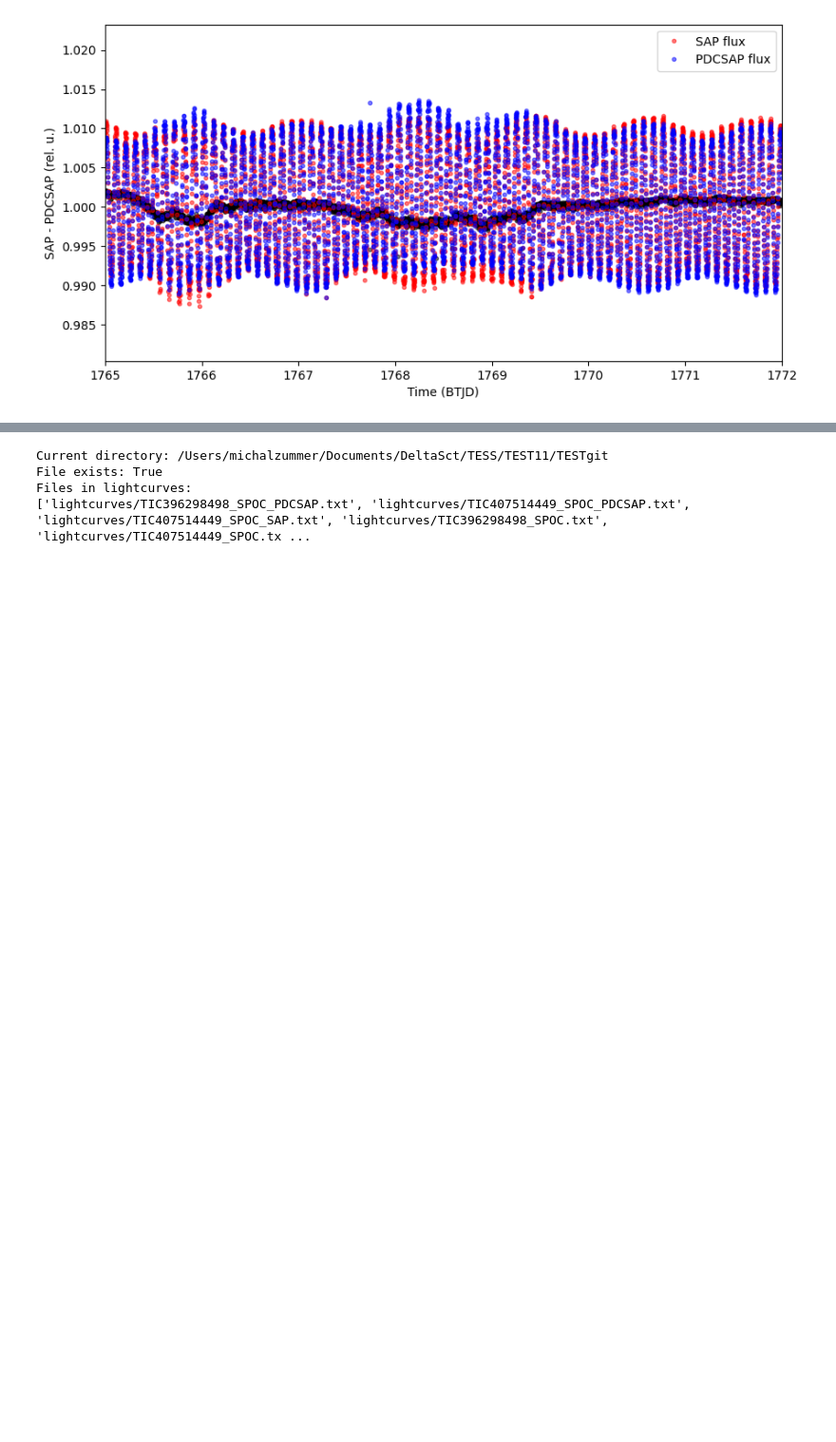
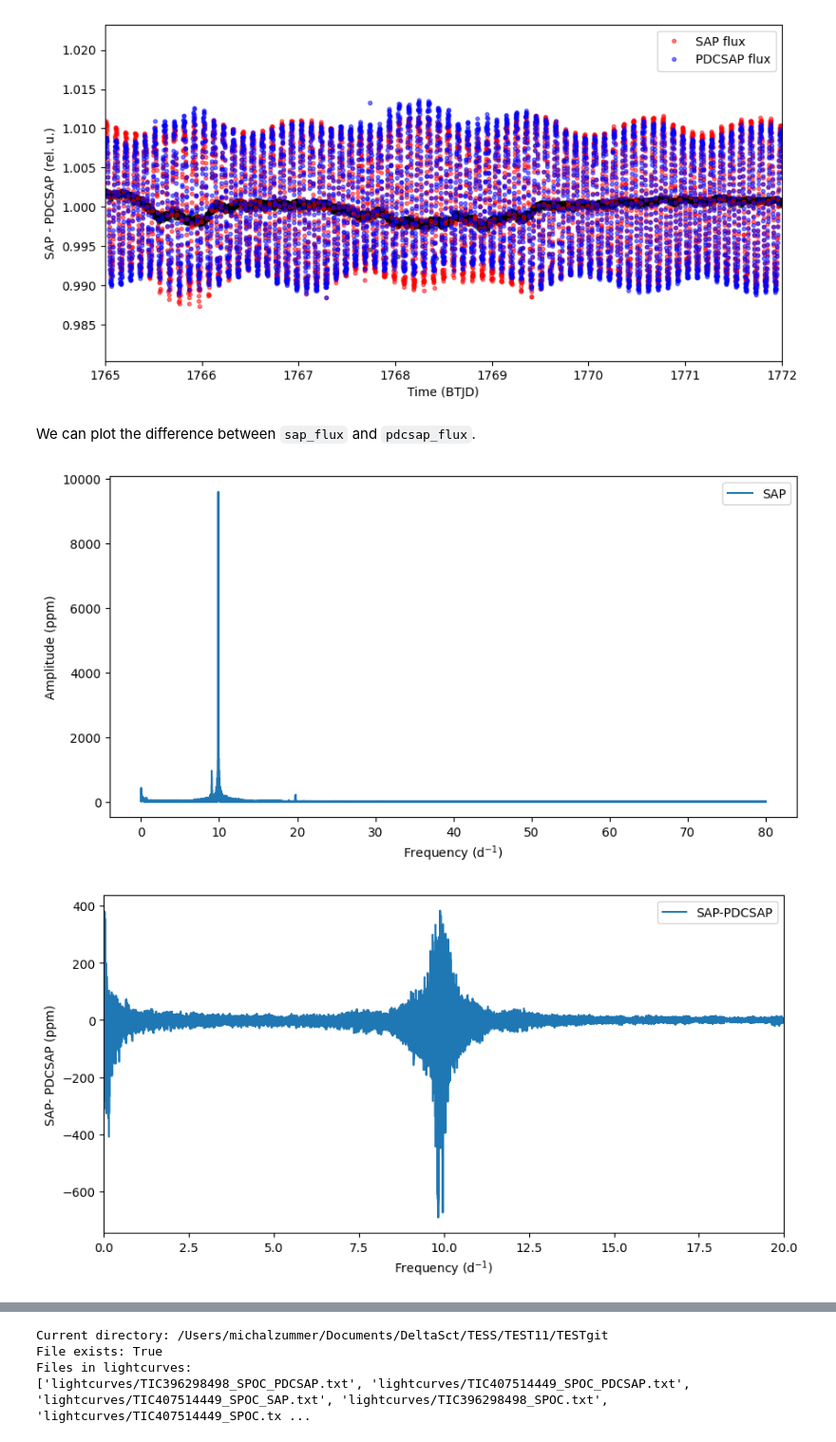
Before and after one commit to MichalZummer/DFP, a Jupyter notebook: download.ipynb, the cells around one changed output, grey strips where cells are left out. Shown at 95% size. Saved outputs shown, nothing was run; the diff lists cells and outputs as text; code cells hidden in the pictures; blank space fills up the shorter version.

```diff
--- a/download.ipynb
+++ b/download.ipynb
@@ -103,6 +97,47 @@ plt.legend()
 plt.show()
 # %% [output]
 [figure]
+# %% [markdown]
+We can plot the difference between `sap_flux` and `pdcsap_flux`.
+# %%
+import lightkurve as lk
+import matplotlib.pyplot as plt
+
+pg1 = lk.LightCurve(time=time1, flux=flux1).to_periodogram(
+    method="lombscargle",
+    #normalization="amplitude",
+    minimum_frequency=0,
+    maximum_frequency=80,
+)
+
+pg2 = lk.LightCurve(time=time2, flux=flux2).to_periodogram(
+    method="lombscargle",
+    #normalization="amplitude",
+    minimum_frequency=0,
+    maximum_frequency=80,
+)
+
+plt.figure(figsize=(10, 5))
+
+plt.plot(pg1.frequency.value, pg1.power.value * 1e6, label="SAP")
+plt.xlabel(r"Frequency (d$^{-1}$)")
+plt.ylabel("Amplitude (ppm)")
+plt.legend()
+
+plt.show()
+
+plt.figure(figsize=(10, 5))
+
+plt.plot(pg1.frequency.value, (pg1.power.value - pg2.power.value) * 1e6, label="SAP-PDCSAP")
+plt.xlim(0,20)
+plt.xlabel(r"Frequency (d$^{-1}$)")
+plt.ylabel("SAP- PDCSAP (ppm)")
+plt.legend()
+
+plt.show()
+# %% [output]
+[figure, added]
+[figure, added]
 # %%
 import importlib
 import prewhitten
```
Also changed, not shown: parts of 26 cells of this notebook.
